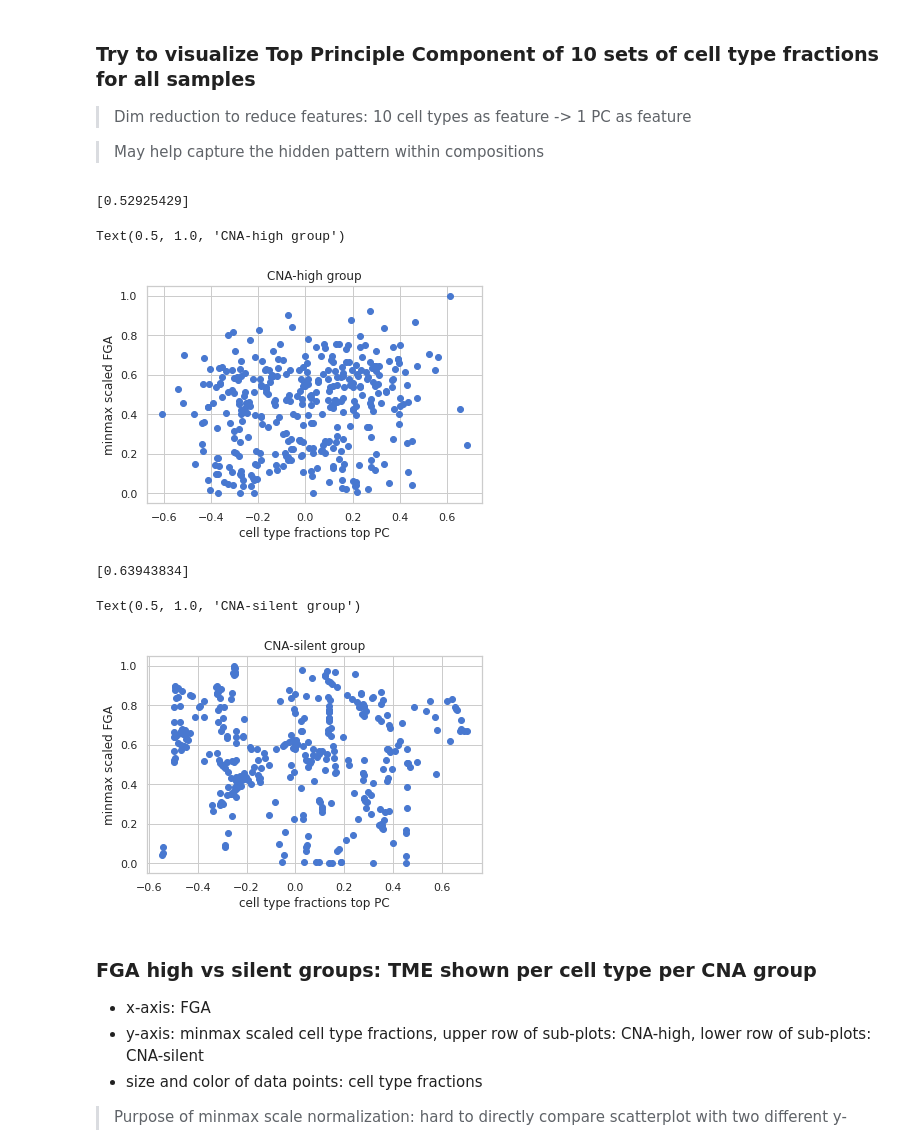
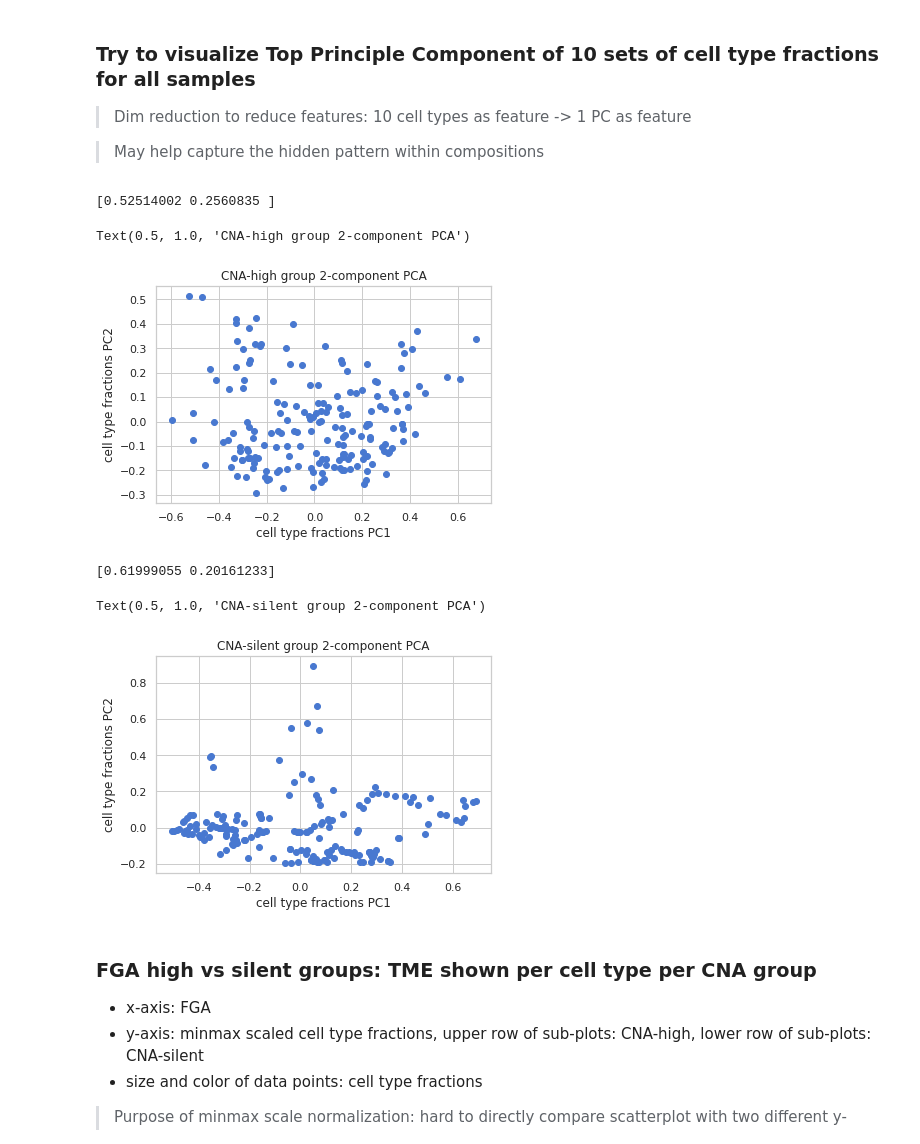
Before and after one commit to ElderMedic/HNSCCdeCon, a Jupyter notebook: Pipeline_downstream_analysis-Show.ipynb, the cells around one changed output. Saved outputs shown, nothing was run; the diff lists cells and outputs as text; code cells hidden in the pictures.

```diff
--- a/Pipeline_downstream_analysis-Show.ipynb
+++ b/Pipeline_downstream_analysis-Show.ipynb
@@ -102,0 +210,8 @@ We gathered 81 Positive samples from two source
+# %%
+TCGA_pheno_new = TCGA_pheno.copy()
+TCGA_pheno_new['primary_site'] = TCGA_pheno_new['primary_site'].map(dict_primary_site)
+TCGA_pheno_new.dropna(subset='primary_site',inplace=True)
+
+#Selecting only primary tumor!
+TCGA_pheno_new = TCGA_pheno_new[TCGA_pheno_new['sample_type.samples']=='Primary Tumor']
+TCGA_pheno_new['primary_site'].value_counts()
@@ -102,0 +224,5 @@ We gathered 81 Positive samples from two source
+# %%
+df_merged['sample_match'] = df_merged['sample'].str.rsplit("-",n=1,expand=True)[0]
+
+df_merged_sites = pd.merge(df_merged,TCGA_pheno_new[['sample','primary_site']],left_on='sample_match',right_on='sample')
+df_merged_sites
@@ -110,5 +253,6 @@ df_merged_HPVpos = df_merged_HPVpos[df_merged_HPVpos['sample_match'].isin(set_po
 # %%
-df_merged_HPVneg = df_merged.copy()
-df_merged_HPVneg['sample_match'] = df_merged['sample'].str.rsplit("-",n=1,expand=True)[0]
-df_merged_HPVneg = df_merged_HPVneg[~df_merged_HPVneg['sample_match'].isin(set_pos)]
+df_merged_HPVneg = df_merged_sites.copy()
+df_merged_HPVneg = df_merged_HPVneg[~df_merged_HPVneg['sample_match'].isin(set_pos) & ~df_merged_HPVneg['sample_match'].isin(list_remove)]
+df_merged_HPVneg['hpv_status'] = "Negative"
 # df_merged_HPVneg
+print(df_merged_HPVneg.shape[0])
@@ -140,3 +432,7 @@ df_merged_HPVneg_fga_site_relative_OC = df_merged_HPVneg_fga_site_relative[df_me
+# %%
+# comparison of CNA-silent vs –high of only oral cavity tumors.
+# This is a ‘’cleaner’’ comparison since anatomical site wouldn’t influence the results now, only looking at difference between silent and nonsilent in oral cavity.
+df_merged_HPVneg_fga_site_relative_OC = df_merged_HPVneg_relative[df_merged_HPVneg_relative['primary_site']=='Oral Cavity']
 # %%
 df_merged_HPVneg_melt = pd.melt(df_merged_HPVneg_fga_site_relative_OC,id_vars='FGA_status',value_vars=df_merged_HPVneg_fga_site_relative_OC.columns[:10].tolist())
 df_merged_HPVneg_melt
@@ -324,30 +540,30 @@ df_merged_HPVpos_fga_site_relative[['sample_match','fga','primary_site']]
 mmscaler = MinMaxScaler()
 # %%
 df_mat = df_afterSMOTE[df_afterSMOTE['FGA_status']=='High'].drop(['FGA_status','fga'],axis=1)
-pca = PCA(n_components=1)
+pca = PCA(n_components=2)
 pca.fit(df_mat)
 print(pca.explained_variance_ratio_)
-plt.scatter(pca.transform(df_mat),mmscaler.fit_transform(df_afterSMOTE[df_afterSMOTE['FGA_status']=='High']['fga'].values.reshape(-1,1)))
-plt.xlabel("cell type fractions top PC")
-plt.ylabel("minmax scaled FGA")
-plt.title("CNA-high group")
+plt.scatter(pca.transform(df_mat)[:,0],pca.transform(df_mat)[:,1])
+plt.xlabel("cell type fractions PC1")
+plt.ylabel("cell type fractions PC2")
+plt.title("CNA-high group 2-component PCA")
 # %% [output]
-[0.52925429]
+[0.52514002 0.2560835 ]
-Text(0.5, 1.0, 'CNA-high group')
+Text(0.5, 1.0, 'CNA-high group 2-component PCA')
-[figure, old version]
+[figure, new version]
 # %%
 df_mat = df_afterSMOTE[df_afterSMOTE['FGA_status']=='Silent'].drop(['FGA_status','fga'],axis=1)
-pca = PCA(n_components=1)
+pca = PCA(n_components=2)
 pca.fit(df_mat)
 print(pca.explained_variance_ratio_)
-plt.scatter(pca.transform(df_mat),mmscaler.fit_transform(df_afterSMOTE[df_afterSMOTE['FGA_status']=='Silent']['fga'].values.reshape(-1,1)))
-plt.xlabel("cell type fractions top PC")
-plt.ylabel("minmax scaled FGA")
-plt.title("CNA-silent group")
+plt.scatter(pca.transform(df_mat)[:,0],pca.transform(df_mat)[:,1])
+plt.xlabel("cell type fractions PC1")
+plt.ylabel("cell type fractions PC2")
+plt.title("CNA-silent group 2-component PCA")
 # %% [output]
-[0.63943834]
+[0.61999055 0.20161233]
-Text(0.5, 1.0, 'CNA-silent group')
+Text(0.5, 1.0, 'CNA-silent group 2-component PCA')
-[figure, old version]
+[figure, new version]
 # %% [markdown]
 ### FGA high vs silent groups: TME shown per cell type per CNA group
 - x-axis: FGA
```
Also changed, not shown: parts of 100 cells of this notebook.
